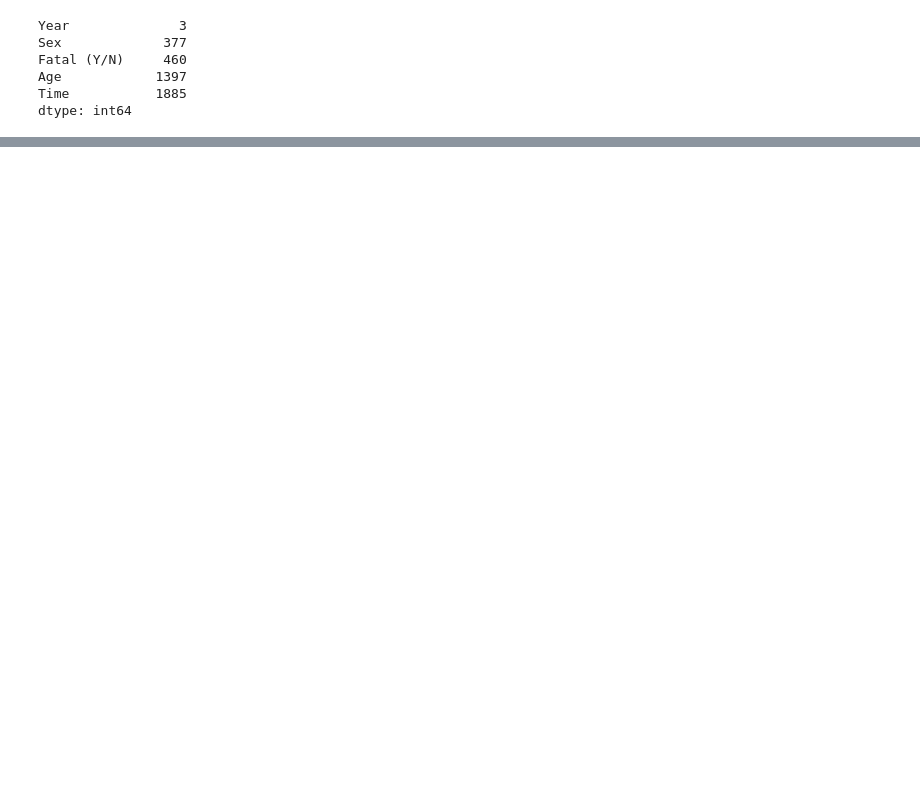
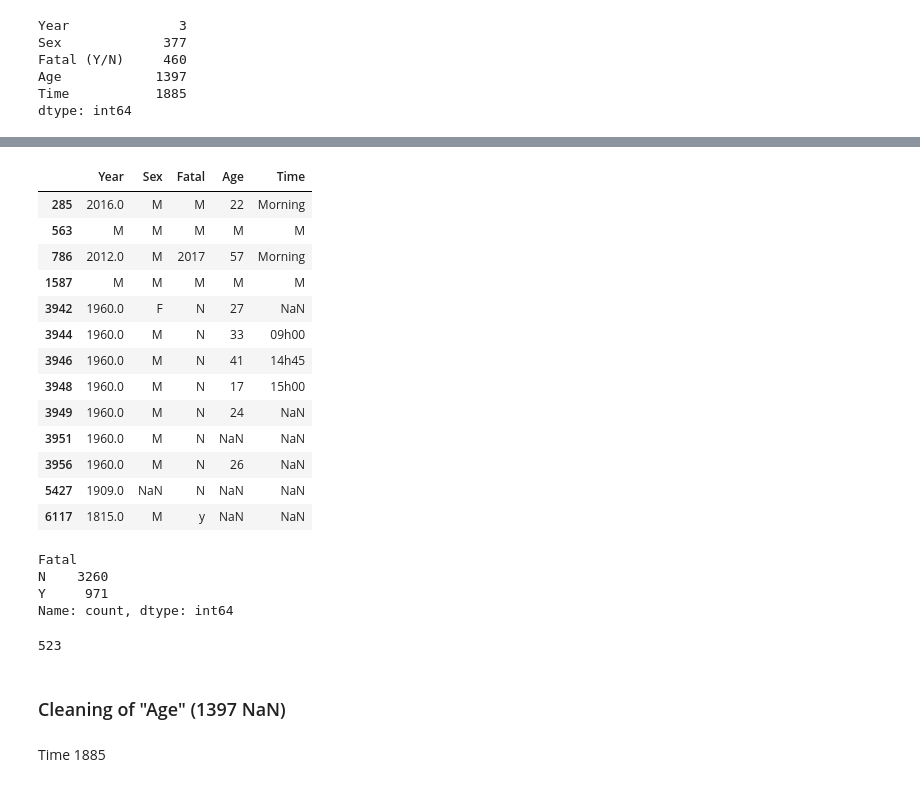
Before and after one commit to Lab-Ironhack/data-cleaning-pandas, a Jupyter notebook: src/cleaning.ipynb, the cells around one changed output, grey strips where cells are left out. Saved outputs shown, nothing was run; the diff lists cells and outputs as text; code cells hidden in the pictures; blank space fills up the shorter version.

```diff
--- a/src/cleaning.ipynb
+++ b/src/cleaning.ipynb
@@ -46,0 +176,3 @@ dtype: int64
+# %%
+df_evolution[df_evolution["Sex"]=="M "] = "M"
+df_evolution[(df_evolution["Sex"]=="N") | (df_evolution["Sex"]=="lli") | (df_evolution["Sex"]==".")] = None
@@ -46,0 +195,2 @@ dtype: int64
+# %%
+df_evolution.rename({"Fatal (Y/N)":"Fatal"}, axis = 1, inplace = True)
@@ -46,0 +218,18 @@ dtype: int64
+# %%
+df_evolution[(df_evolution["Fatal"] == " N") | (df_evolution["Fatal"] == "M") | (df_evolution["Fatal"] == "2017") |
+             (df_evolution["Fatal"] == "N ") | (df_evolution["Fatal"] == "y")]
+# %% [output]
+|  | Year | Sex | Fatal | Age | Time |
+| 285 | 2016.0 | M | M | 22 | Morning |
+| 563 | M | M | M | M | M |
+| 786 | 2012.0 | M | 2017 | 57 | Morning |
+| 1587 | M | M | M | M | M |
+| 3942 | 1960.0 | F | N | 27 | NaN |
+| 3944 | 1960.0 | M | N | 33 | 09h00 |
+| 3946 | 1960.0 | M | N | 41 | 14h45 |
+| 3948 | 1960.0 | M | N | 17 | 15h00 |
+| 3949 | 1960.0 | M | N | 24 | NaN |
+| 3951 | 1960.0 | M | N | NaN | NaN |
+| 3956 | 1960.0 | M | N | 26 | NaN |
+| 5427 | 1909.0 | NaN | N | NaN | NaN |
+| 6117 | 1815.0 | M | y | NaN | NaN |
@@ -46,0 +240,17 @@ dtype: int64
+# %%
+df_evolution["Fatal"].value_counts()
+# %% [output]
+Fatal
+N    3260
+Y     971
+Name: count, dtype: int64
+# %%
+df_evolution["Fatal"].isna().sum() # 523 subjects with unknown sex of a total of 4754. More than half the amount of fatal attacks
+                                        # Not imputable.
+                                   # I'll keep the missing values
+# %% [output]
+523
+# %% [markdown]
+### Cleaning of "Age" (1397 NaN)
+# %% [markdown]
+Time           1885
```
Also changed, not shown: parts of 27 cells of this notebook, 2 other files.
